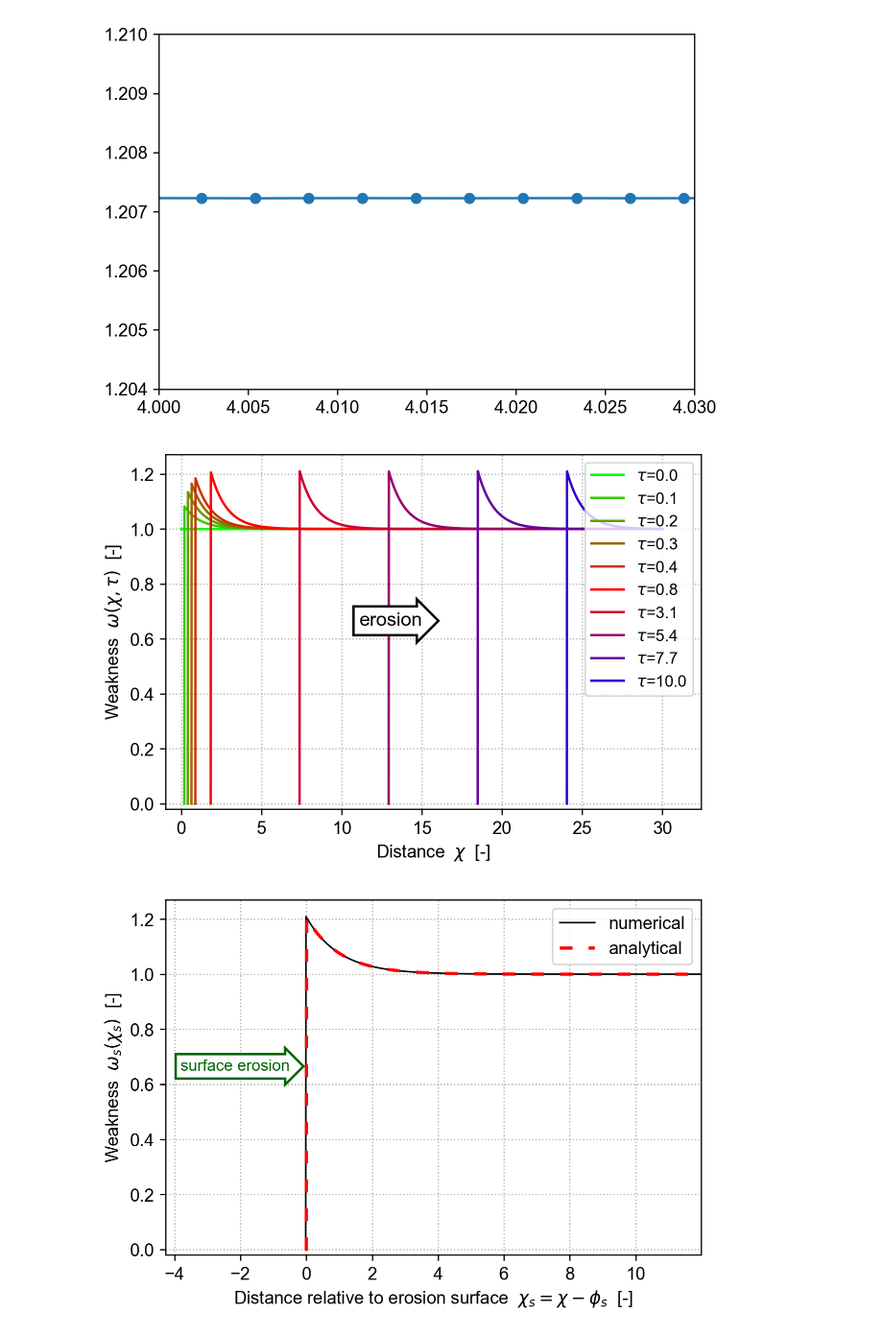
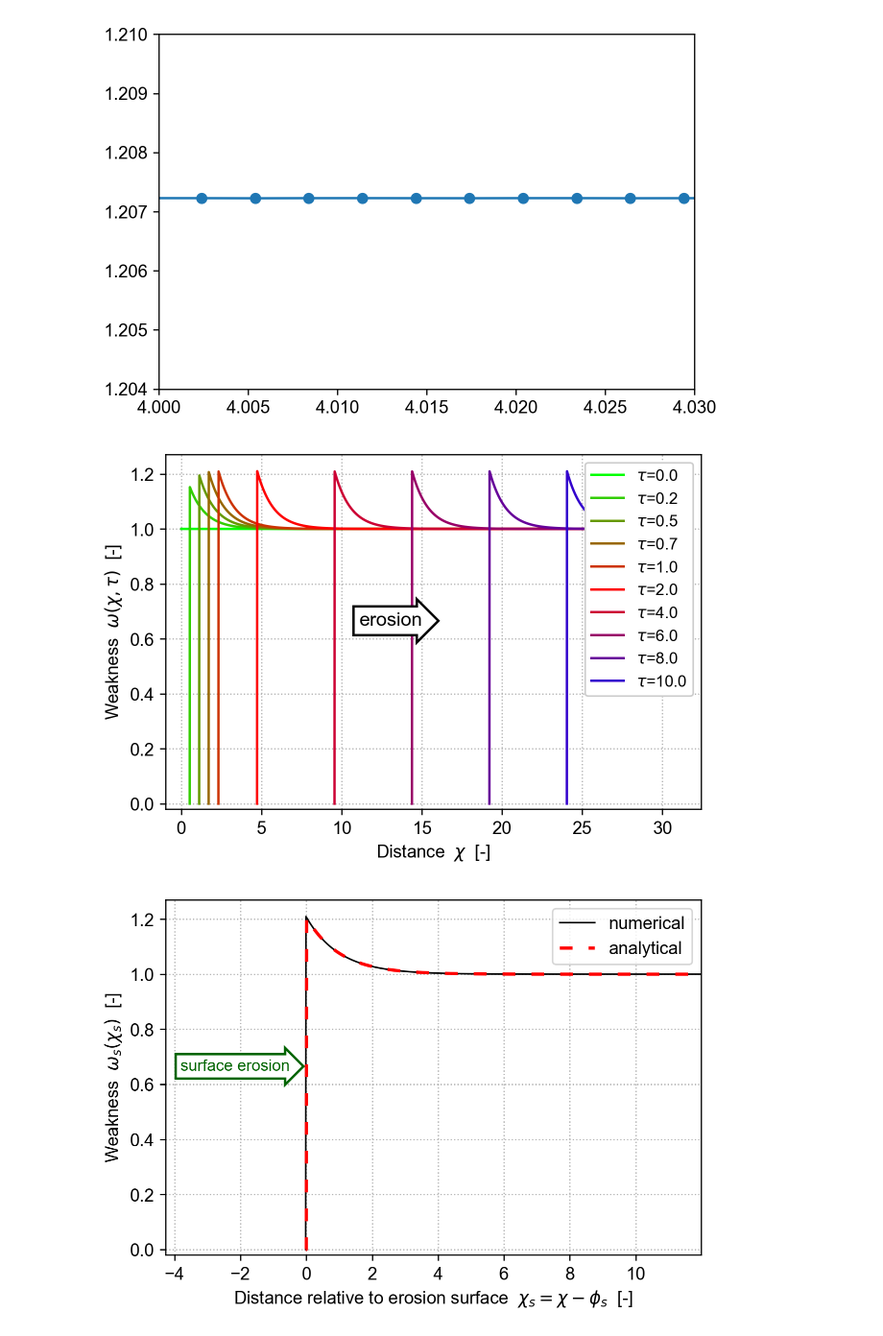
Before and after one commit to cstarkjp/WMBE, a Jupyter notebook: notebooks/Simulation.ipynb, the cells around one changed output. Shown at 96% size. Drawn from its saved outputs; the diff is of its cells as text; code cells hidden in the pictures.

```diff
--- a/notebooks/Simulation.ipynb
+++ b/notebooks/Simulation.ipynb
@@ -99,14 +120,14 @@ viz.weakness_evolution(
 # %%
 physical_parameters = {
     w_0: np.float64(2.5),
-    v_0: np.float64(10),
+    u_0: np.float64(10),
     k:   np.float64(1)
 }
 model_parameters = {
-    chi_domain_size: 30.0,
-    tau_domain_size: 10.0,
-    Delta_chi      : 0.01,
-    Delta_tau      : 0.003
+    x_domain_size: 30.0,
+    τ_domain_size: 10.0,
+    Δχ      : 0.01,
+    Δτ      : 0.003
 }
 nm_lowTransW = NumericalModel(physical_parameters, model_parameters,)
 nm_lowTransW.model_parameters
@@ -124,9 +145,12 @@ viz.stability_check(
 # %%
 name = "lowTransW_weakness_evolution"
 viz.weakness_evolution(
-    name, nm=nm_lowTransW, tc=25, nd=1,
+    name,
+    numerical_model=nm_lowTransW,
+    tc=10,
+    nd=1,
 )
 # %% [output]
-[figure, old version]
+[figure, new version]
 # %%
 name = "lowTransW_weakness_ss"
```
Also changed, not shown: parts of 18 cells of this notebook, 6 other files.
